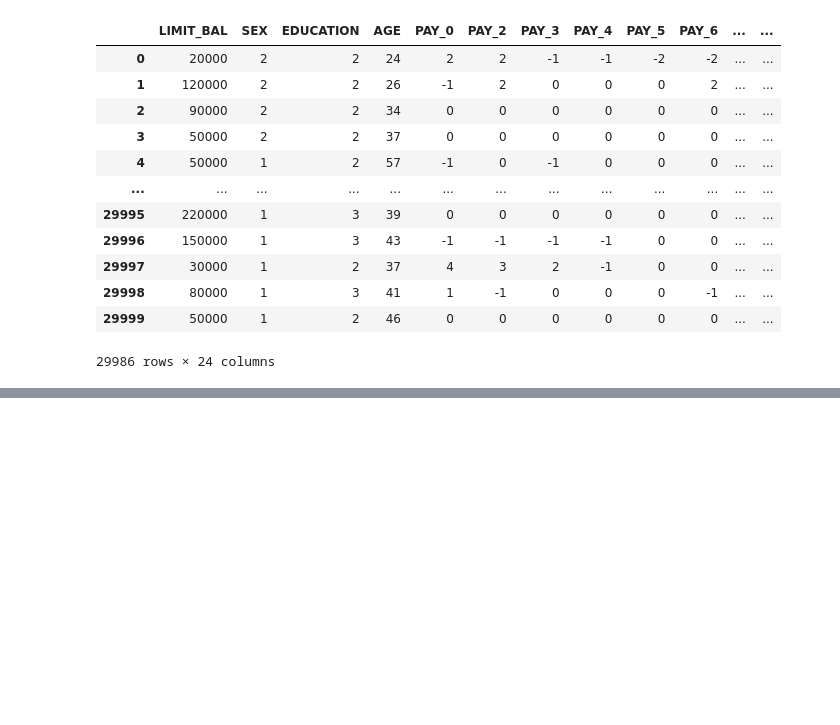
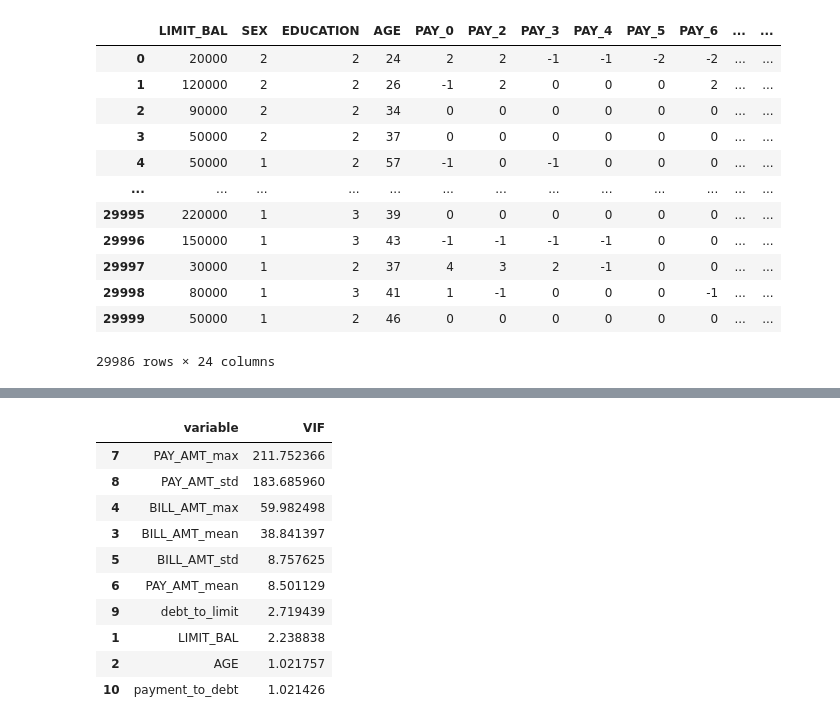
Before and after one commit to Groltjor/DCCCML, a Jupyter notebook: Notebooks/02_feature_engineering.ipynb, the cells around one changed output, grey strips where cells are left out. Saved outputs shown, nothing was run; the diff lists cells and outputs as text; code cells hidden in the pictures; blank space fills up the shorter version.

```diff
--- a/Notebooks/02_feature_engineering.ipynb
+++ b/Notebooks/02_feature_engineering.ipynb
@@ -486,0 +181,20 @@ Pipeline(steps=[('preprocessor',
+# %%
+pay_to_remove = [f'BILL_AMT{i}' for i in range(1, 7)]
+
+for variable in pay_to_remove:
+    X_train_fe_numeric_cols.remove(variable)
+
+vif_data = check_for_vif(X_train, X_train_fe_numeric_cols)
+vif_data
+# %% [output]
+|  | variable | VIF |
+| 7 | PAY_AMT_max | 211.752366 |
+| 8 | PAY_AMT_std | 183.685960 |
+| 4 | BILL_AMT_max | 59.982498 |
+| 3 | BILL_AMT_mean | 38.841397 |
+| 5 | BILL_AMT_std | 8.757625 |
+| 6 | PAY_AMT_mean | 8.501129 |
+| 9 | debt_to_limit | 2.719439 |
+| 1 | LIMIT_BAL | 2.238838 |
+| 2 | AGE | 1.021757 |
+| 10 | payment_to_debt | 1.021426 |
```
Also changed, not shown: parts of 55 cells of this notebook, 3 other files.
